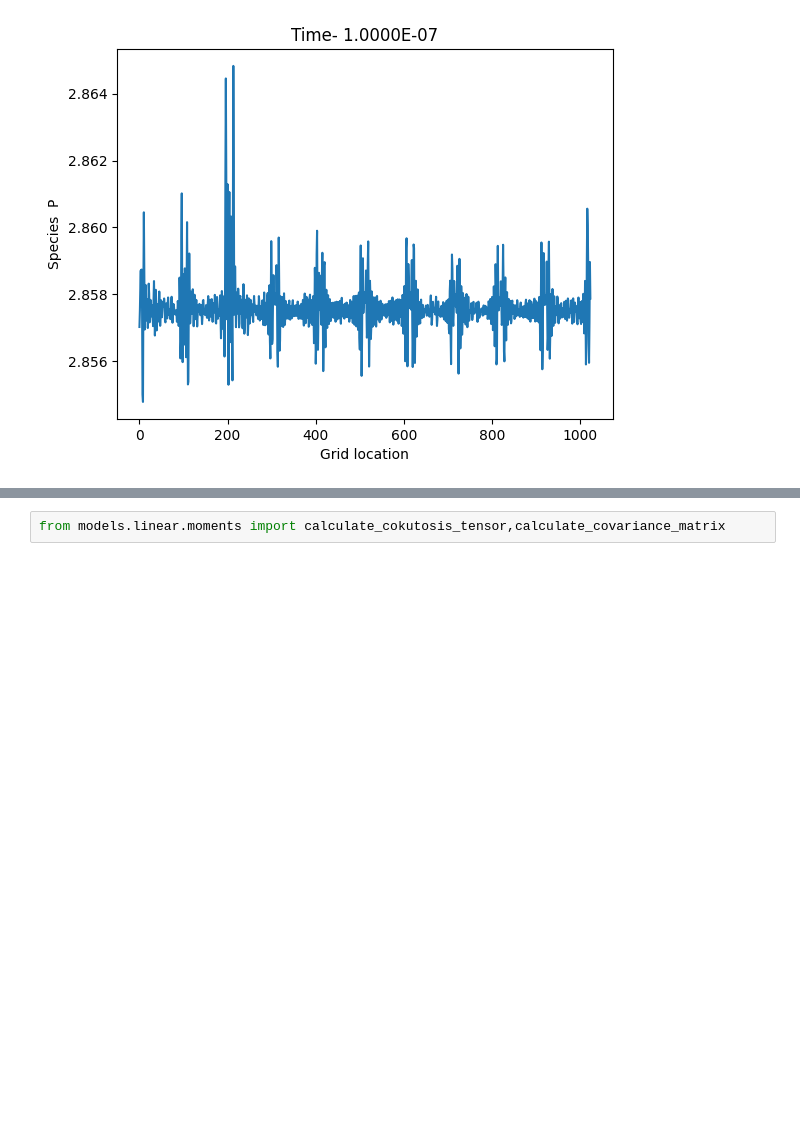
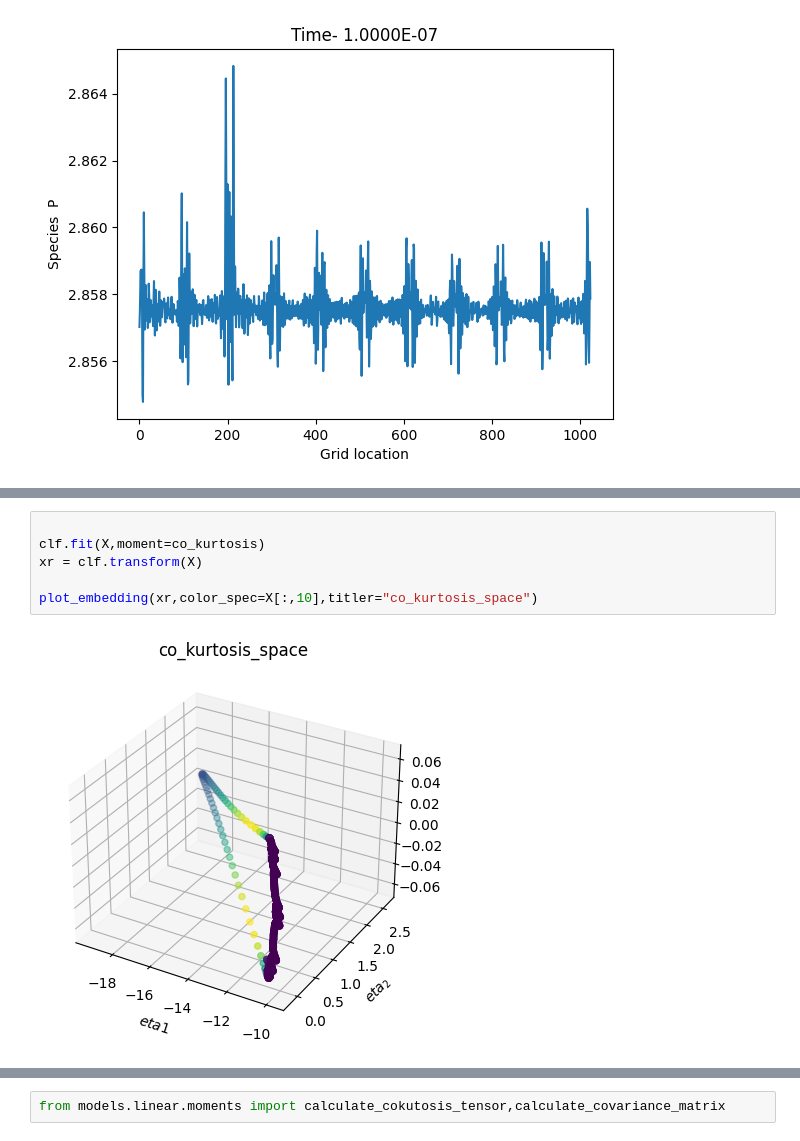
Before and after one commit to kulkarnisp/dim-red, a Jupyter notebook: examples/combust_data.ipynb, the cells around one changed output, grey strips where cells are left out. Saved outputs shown, nothing was run; the diff lists cells and outputs as text; blank space fills up the shorter version.

```diff
--- a/examples/combust_data.ipynb
+++ b/examples/combust_data.ipynb
@@ -69,0 +40,8 @@ loader.idvar
+# %%
+
+clf.fit(X,moment=co_kurtosis)
+xr = clf.transform(X)
+
+plot_embedding(xr,color_spec=X[:,10],titler="co_kurtosis_space")
+# %% [output]
+[figure, added]
```
Also changed, not shown: parts of 14 cells of this notebook, 1 other file.
